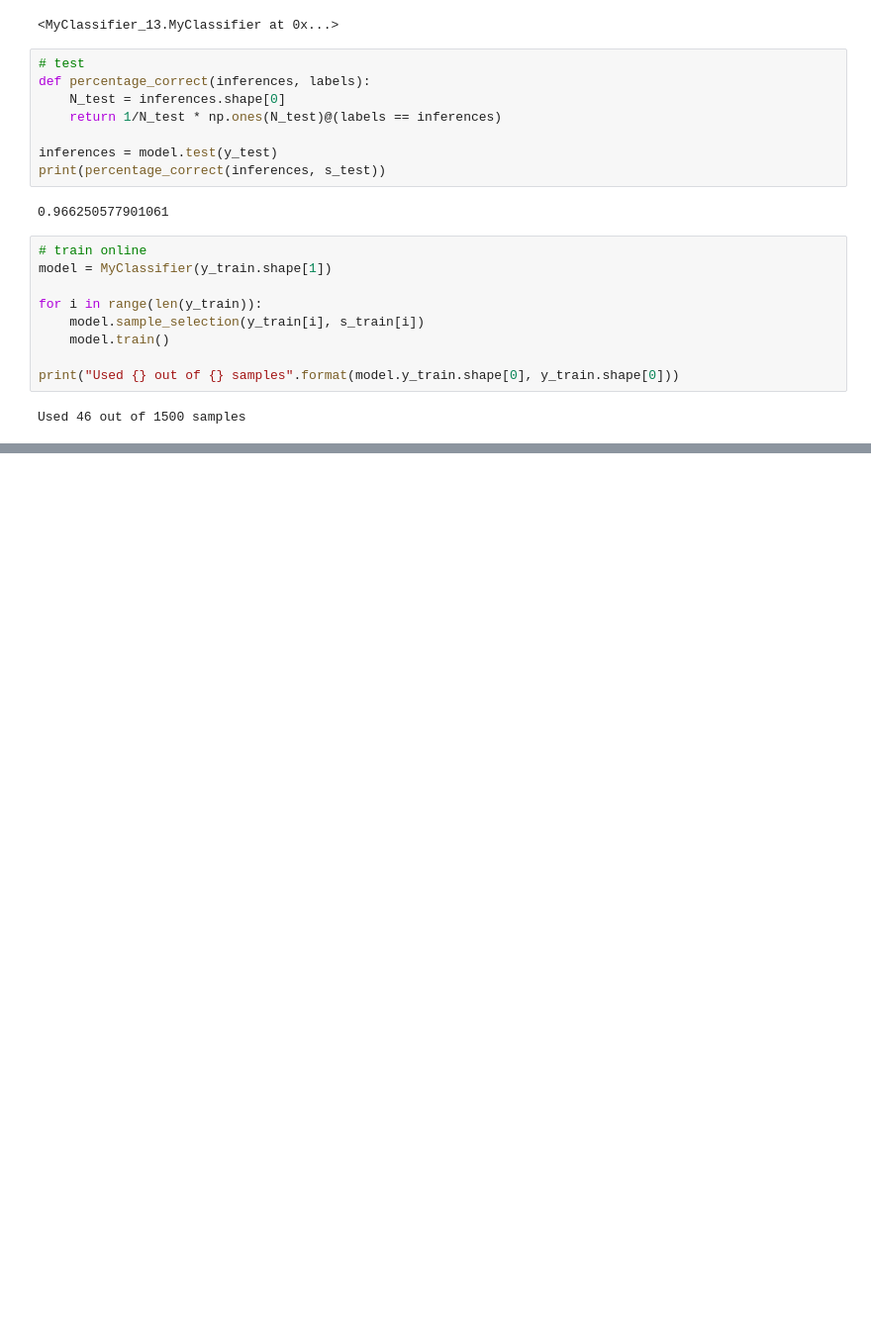
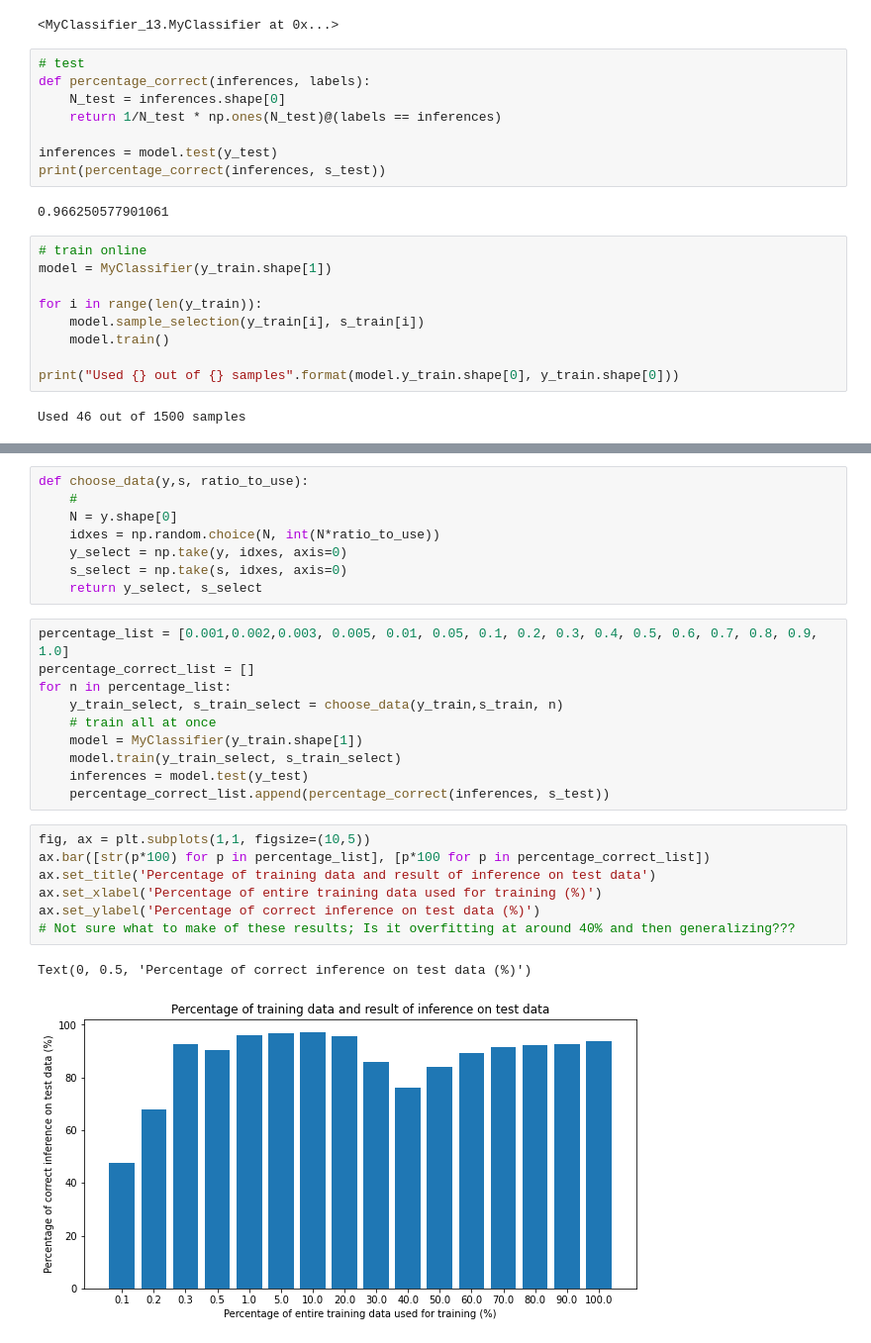
Before and after one commit to RyGuy101/ECE236A-Project, a Jupyter notebook: Driver Notebook.ipynb, the cells around one changed output, grey strips where cells are left out. Shown: that part at 99% size. Saved outputs shown, nothing was run; the diff lists cells and outputs as text; blank space fills up the shorter version.

Commit message:
"Plots for training on randomly selected data"

```diff
--- a/Driver Notebook.ipynb
+++ b/Driver Notebook.ipynb
@@ -121,0 +126,28 @@ print(percentage_correct(inferences, s_test))
+# %%
+def choose_data(y,s, ratio_to_use):
+    #
+    N = y.shape[0]
+    idxes = np.random.choice(N, int(N*ratio_to_use))
+    y_select = np.take(y, idxes, axis=0)
+    s_select = np.take(s, idxes, axis=0)
+    return y_select, s_select
+# %%
+percentage_list = [0.001,0.002,0.003, 0.005, 0.01, 0.05, 0.1, 0.2, 0.3, 0.4, 0.5, 0.6, 0.7, 0.8, 0.9, 1.0]
+percentage_correct_list = []
+for n in percentage_list:
+    y_train_select, s_train_select = choose_data(y_train,s_train, n)
+    # train all at once
+    model = MyClassifier(y_train.shape[1])
+    model.train(y_train_select, s_train_select)
+    inferences = model.test(y_test)
+    percentage_correct_list.append(percentage_correct(inferences, s_test))
+# %%
+fig, ax = plt.subplots(1,1, figsize=(10,5))
+ax.bar([str(p*100) for p in percentage_list], [p*100 for p in percentage_correct_list])
+ax.set_title('Percentage of training data and result of inference on test data')
+ax.set_xlabel('Percentage of entire training data used for training (%)')
+ax.set_ylabel('Percentage of correct inference on test data (%)')
+# Not sure what to make of these results; Is it overfitting at around 40% and then generalizing???
+# %% [output]
+Text(0, 0.5, 'Percentage of correct inference on test data (%)')
+[figure, added]
```
Also changed, not shown: parts of 5 cells of this notebook, 2 other files.
